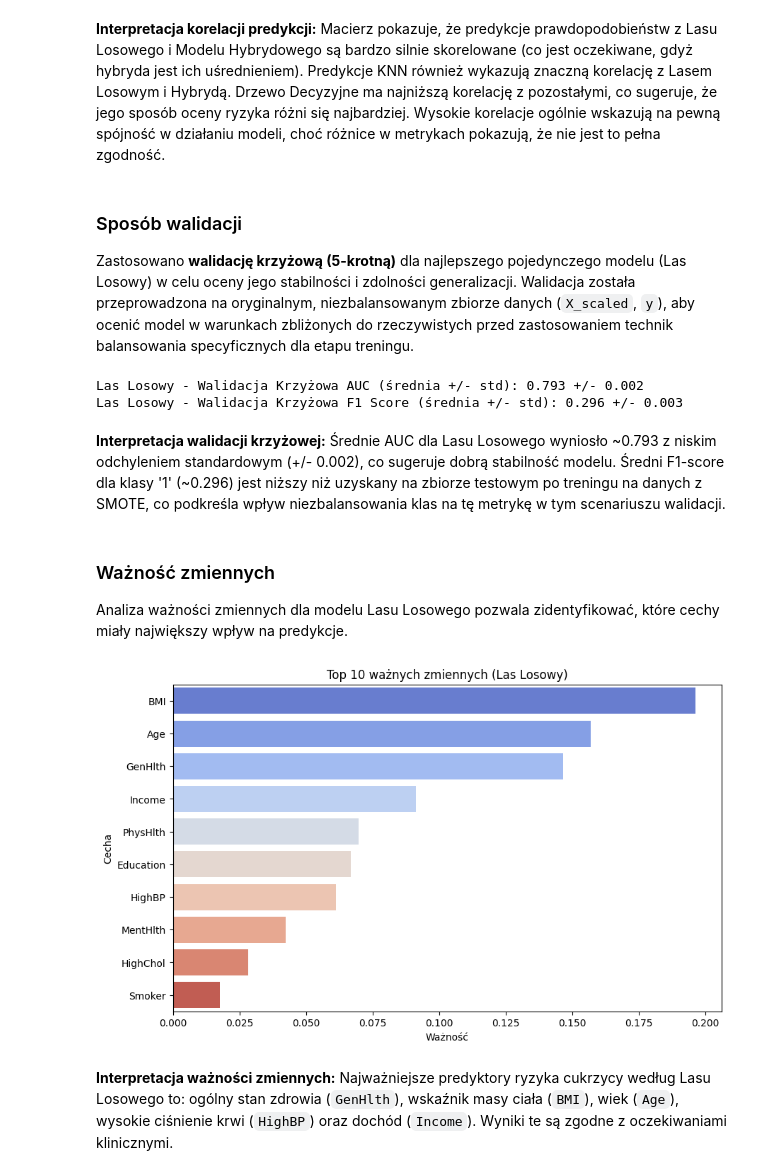
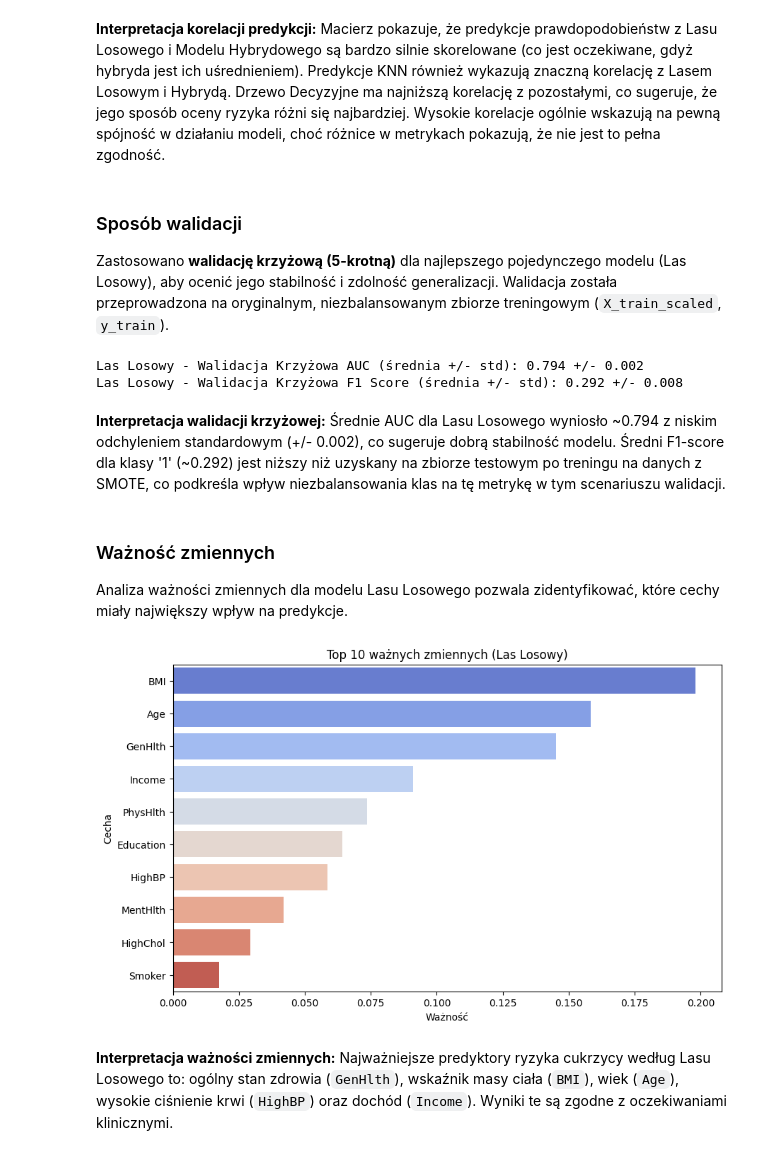
Before and after one commit to kamilPiHub/DiabetesClassification, a Jupyter notebook: KlasyfikacjaRyzykaCukrzycy.ipynb, the cells around one changed output. Drawn from its saved outputs; the diff is of its cells as text; code cells hidden in the pictures.

```diff
--- a/KlasyfikacjaRyzykaCukrzycy.ipynb
+++ b/KlasyfikacjaRyzykaCukrzycy.ipynb
@@ -327,11 +332,10 @@ Rokach, L. (2010). *Ensemble-based classifiers*. The Data Mining and Knowledge D
 # %% [markdown]
 Najpierw dane zostały podzielone na zbiór treningowy (70%) i testowy (30%). Problem niezbalansowanych klas zaadresowano poprzez zastosowanie techniki SMOTE wyłącznie na zbiorze treningowym, aby uniknąć wycieku danych. SMOTE zrównoważyło klasy w zbiorze treningowym do proporcji 50/50.
 # %%
-X_train, X_test, y_train, y_test = train_test_split(X_scaled, y, test_size=0.3, random_state=42, stratify=y)
-smote = SMOTE(random_state=42)
-X_train_smote, y_train_smote = smote.fit_resample(X_train, y_train)
-print(f"Rozkład klas w y_train: \n{y_train.value_counts(normalize=True).round(2)}")
-print(f"\nRozkład klas w y_train_smote: \n{y_train_smote.value_counts(normalize=True).round(2)}")
+smote = SMOTE(random_state=RANDOM_STATE)
+X_train_resampled, y_train_resampled = smote.fit_resample(X_train_scaled, y_train)
+print(f"Rozkład klas w y_train: \n{y_train.value_counts(normalize=True)}")
+print(f"\nRozkład klas w y_train_smote: \n{y_train_resampled.value_counts(normalize=True)}")
 # %% [output]
 Rozkład klas w y_train:
 Diabetes_012
@@ -351,7 +355,7 @@ Modele zostały wytrenowane na zbalansowanym zbiorze treningowym (`X_train_smote
 #### Model 1: kNN (k=5)
 # %%
 model_knn = KNeighborsClassifier(n_neighbors=5)
-model_knn.fit(X_train_smote, y_train_smote)
+model_knn.fit(X_train_resampled, y_train_resampled)
 y_pred_knn = model_knn.predict(X_test)
 y_proba_knn = model_knn.predict_proba(X_test)[:, 1]
 print(f"kNN - Accuracy: {accuracy_score(y_test, y_pred_knn):.3f}, F1 (klasa 1): {f1_score(y_test, y_pred_knn):.3f}, AUC: {roc_auc_score(y_test, y_proba_knn):.3f}")
@@ -373,7 +377,7 @@ weighted avg       0.81      0.70      0.74     76104
 #### Model 2: Drzewo Decyzyjne
 # %%
 model_dt = DecisionTreeClassifier(random_state=42)
-model_dt.fit(X_train_smote, y_train_smote)
+model_dt.fit(X_train_resampled, y_train_resampled)
 y_pred_dt = model_dt.predict(X_test)
 y_proba_dt = model_dt.predict_proba(X_test)[:, 1]
 print(f"Drzewo Decyzyjne - Accuracy: {accuracy_score(y_test, y_pred_dt):.3f}, F1 (klasa 1): {f1_score(y_test, y_pred_dt):.3f}, AUC: {roc_auc_score(y_test, y_proba_dt):.3f}")
@@ -381,7 +385,7 @@ print("Raport klasyfikacji Drzewa Decyzyjnego:\n", classification_report(y_test,
 
 plt.figure(figsize=(20,10))
 plot_tree(model_dt,
-          feature_names=X_train_smote.columns,
+          feature_names=X_train_resampled.columns,
           class_names=['Brak ryzyka (0)', 'Ryzyko cukrzycy (1)'],
           filled=True,
           rounded=True,
@@ -407,7 +411,7 @@ weighted avg       0.78      0.77      0.78     76104
 #### Model 3: Las Losowy
 # %%
 model_rf = RandomForestClassifier(random_state=42, n_estimators=100)
-model_rf.fit(X_train_smote, y_train_smote)
+model_rf.fit(X_train_resampled, y_train_resampled)
 y_pred_rf = model_rf.predict(X_test)
 y_proba_rf = model_rf.predict_proba(X_test)[:, 1]
 print(f"Las Losowy - Accuracy: {accuracy_score(y_test, y_pred_rf):.3f}, F1 (klasa 1): {f1_score(y_test, y_pred_rf):.3f}, AUC: {roc_auc_score(y_test, y_proba_rf):.3f}")
@@ -505,32 +509,32 @@ plt.show()
 Macierz pokazuje, że predykcje prawdopodobieństw z Lasu Losowego i Modelu Hybrydowego są bardzo silnie skorelowane (co jest oczekiwane, gdyż hybryda jest ich uśrednieniem). Predykcje KNN również wykazują znaczną korelację z Lasem Losowym i Hybrydą. Drzewo Decyzyjne ma najniższą korelację z pozostałymi, co sugeruje, że jego sposób oceny ryzyka różni się najbardziej. Wysokie korelacje ogólnie wskazują na pewną spójność w działaniu modeli, choć różnice w metrykach pokazują, że nie jest to pełna zgodność.
 # %% [markdown]
 ### Sposób walidacji
-Zastosowano **walidację krzyżową (5-krotną)** dla najlepszego pojedynczego modelu (Las Losowy) w celu oceny jego stabilności i zdolności generalizacji. Walidacja została przeprowadzona na oryginalnym, niezbalansowanym zbiorze danych (`X_scaled`, `y`), aby ocenić model w warunkach zbliżonych do rzeczywistych przed zastosowaniem technik balansowania specyficznych dla etapu treningu.
+Zastosowano **walidację krzyżową (5-krotną)** dla najlepszego pojedynczego modelu (Las Losowy), aby ocenić jego stabilność i zdolność generalizacji. Walidacja została przeprowadzona na oryginalnym, niezbalansowanym zbiorze treningowym (`X_train_scaled`, `y_train`).
 # %%
 kf = KFold(n_splits=5, shuffle=True, random_state=42)
-cv_auc_rf = cross_val_score(RandomForestClassifier(random_state=42, n_estimators=100), X_scaled, y, cv=kf, scoring='roc_auc')
-cv_f1_rf = cross_val_score(RandomForestClassifier(random_state=42, n_estimators=100), X_scaled, y, cv=kf, scoring='f1')
+cv_auc_rf = cross_val_score(RandomForestClassifier(random_state=42, n_estimators=100), X_train_scaled, y_train, cv=kf, scoring='roc_auc')
+cv_f1_rf = cross_val_score(RandomForestClassifier(random_state=42, n_estimators=100), X_train_scaled, y_train, cv=kf, scoring='f1')
 
 print(f"Las Losowy - Walidacja Krzyżowa AUC (średnia +/- std): {cv_auc_rf.mean():.3f} +/- {cv_auc_rf.std():.3f}")
 print(f"Las Losowy - Walidacja Krzyżowa F1 Score (średnia +/- std): {cv_f1_rf.mean():.3f} +/- {cv_f1_rf.std():.3f}")
 # %% [output]
-Las Losowy - Walidacja Krzyżowa AUC (średnia +/- std): 0.793 +/- 0.002
-Las Losowy - Walidacja Krzyżowa F1 Score (średnia +/- std): 0.296 +/- 0.003
+Las Losowy - Walidacja Krzyżowa AUC (średnia +/- std): 0.794 +/- 0.002
+Las Losowy - Walidacja Krzyżowa F1 Score (średnia +/- std): 0.292 +/- 0.008
 # %% [markdown]
-**Interpretacja walidacji krzyżowej:** Średnie AUC dla Lasu Losowego wyniosło ~0.793 z niskim odchyleniem standardowym (+/- 0.002), co sugeruje dobrą stabilność modelu. Średni F1-score dla klasy '1' (~0.296) jest niższy niż uzyskany na zbiorze testowym po treningu na danych z SMOTE, co podkreśla wpływ niezbalansowania klas na tę metrykę w tym scenariuszu walidacji.
+**Interpretacja walidacji krzyżowej:** Średnie AUC dla Lasu Losowego wyniosło ~0.794 z niskim odchyleniem standardowym (+/- 0.002), co sugeruje dobrą stabilność modelu. Średni F1-score dla klasy '1' (~0.292) jest niższy niż uzyskany na zbiorze testowym po treningu na danych z SMOTE, co podkreśla wpływ niezbalansowania klas na tę metrykę w tym scenariuszu walidacji.
 # %% [markdown]
 ### Ważność zmiennych
 Analiza ważności zmiennych dla modelu Lasu Losowego pozwala zidentyfikować, które cechy miały największy wpływ na predykcje.
 # %%
 importances = model_rf.feature_importances_
-feature_importance_df = pd.DataFrame({'Cecha': X_train_smote.columns, 'Ważność': importances})
+feature_importance_df = pd.DataFrame({'Cecha': X_train_resampled.columns, 'Ważność': importances})
 feature_importance_df = feature_importance_df.sort_values(by='Ważność', ascending=False)
 plt.figure(figsize=(10, 6))
 sns.barplot(x='Ważność', y='Cecha', data=feature_importance_df.head(10), palette='coolwarm')
 plt.title('Top 10 ważnych zmiennych (Las Losowy)')
 plt.show()
 # %% [output]
-[figure, old version]
+[figure, new version]
 # %% [markdown]
 **Interpretacja ważności zmiennych:** Najważniejsze predyktory ryzyka cukrzycy według Lasu Losowego to: ogólny stan zdrowia (`GenHlth`), wskaźnik masy ciała (`BMI`), wiek (`Age`), wysokie ciśnienie krwi (`HighBP`) oraz dochód (`Income`). Wyniki te są zgodne z oczekiwaniami klinicznymi.
 # %% [markdown]
```
Also changed, not shown: parts of 20 cells of this notebook.
